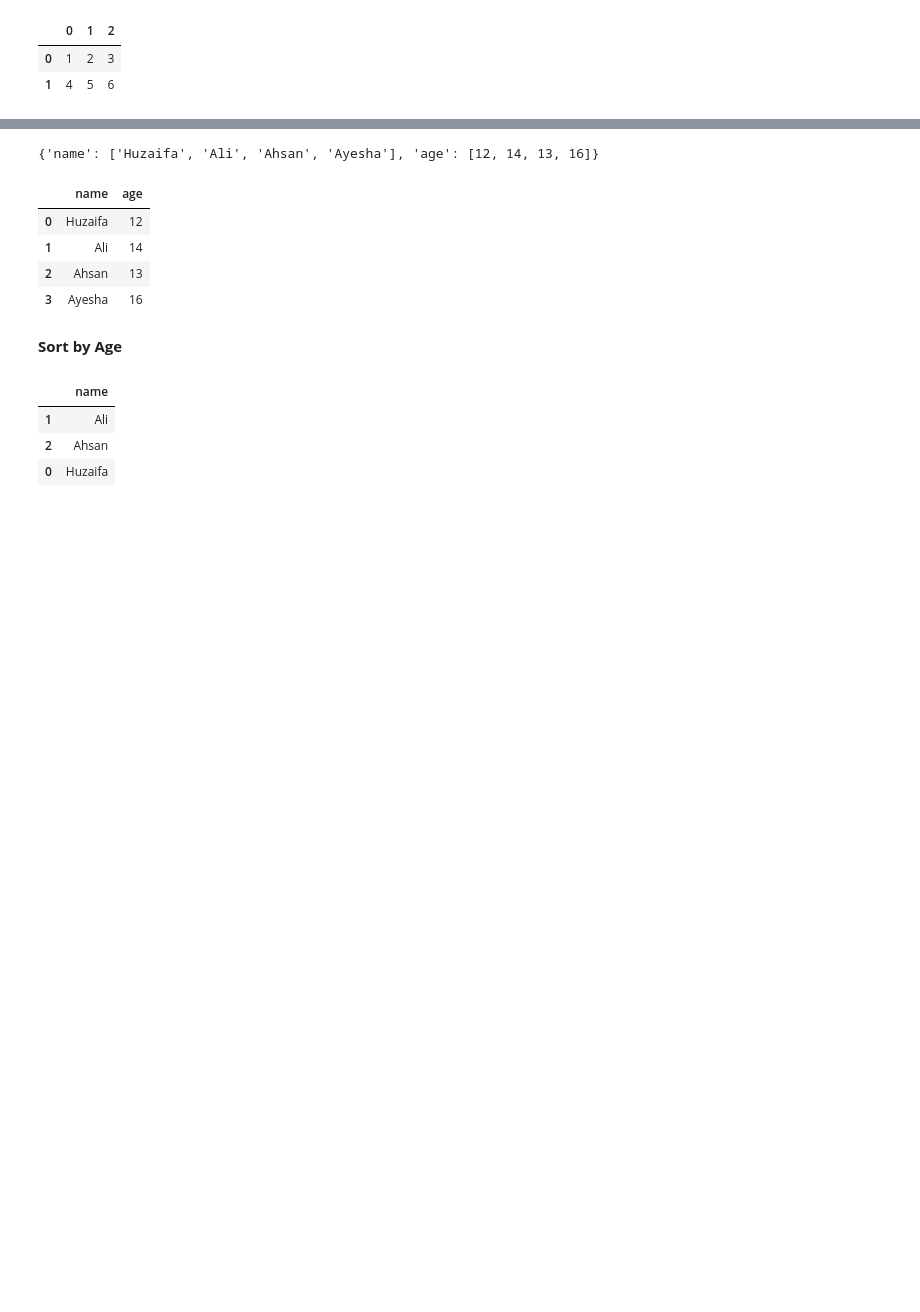
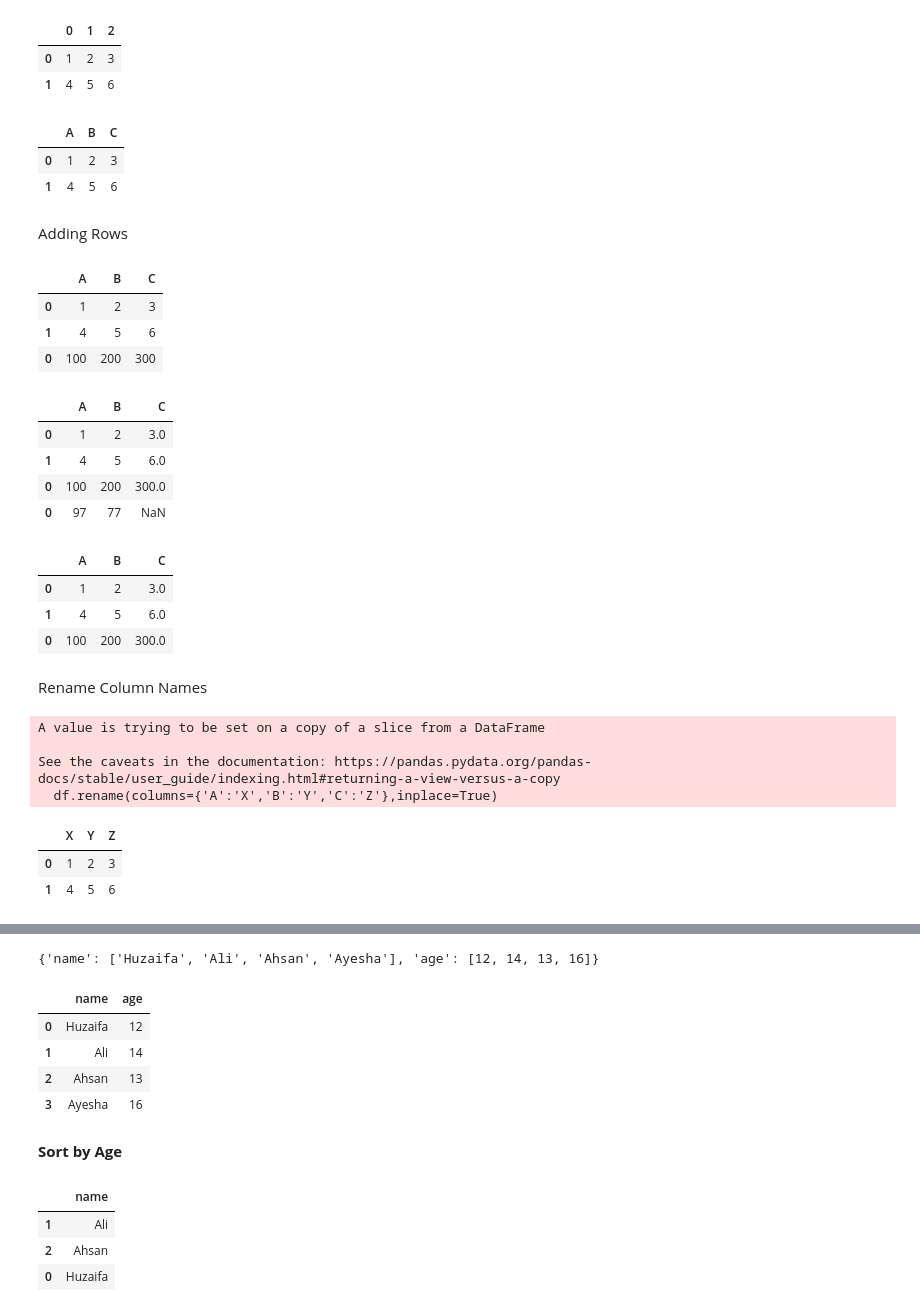
Before and after one commit to AyeshaMalikAyesha/DataEngineering, a Jupyter notebook: Pandas.ipynb, the cells around one changed output, grey strips where cells are left out. Cells and saved outputs as stored; diff of their text form; code cells hidden in the pictures; blank space fills up the shorter version.

```diff
--- a/Pandas.ipynb
+++ b/Pandas.ipynb
@@ -16,7 +26,37 @@ import pandas as pd
 # %%
 arr=np.array([[1,2,3],[4,5,6]])
-pd.DataFrame(arr)
+df=pd.DataFrame(arr)
+df
 # %% [output]
 |  | 0 | 1 | 2 |
 | 0 | 1 | 2 | 3 |
 | 1 | 4 | 5 | 6 |
+# %%
+df.columns=['A','B','C']
+df
+# %% [output]
+|  | A | B | C |
+| 0 | 1 | 2 | 3 |
+| 1 | 4 | 5 | 6 |
+# %% [markdown]
+Adding Rows
+# %%
+new_row = [[100, 200,300]]
+df = pd.concat([df,pd.DataFrame(new_row,columns=df.columns)])
+df
+# %% [output]
+|  | A | B | C |
+| 0 | 1 | 2 | 3 |
+| 1 | 4 | 5 | 6 |
+| 0 | 100 | 200 | 300 |
+# %%
+new_row=[[97,77]]
+df=pd.concat([df,pd.DataFrame(new_row,columns=['A','B'])])
+# %%
+df
+# %% [output]
+|  | A | B | C |
+| 0 | 1 | 2 | 3.0 |
+| 1 | 4 | 5 | 6.0 |
+| 0 | 100 | 200 | 300.0 |
+| 0 | 97 | 77 | NaN |
@@ -22,0 +65,9 @@ pd.DataFrame(arr)
+# %%
+df
+# %% [output]
+|  | A | B | C |
+| 0 | 1 | 2 | 3.0 |
+| 1 | 4 | 5 | 6.0 |
+| 0 | 100 | 200 | 300.0 |
+# %% [markdown]
+Rename Column Names
@@ -22,0 +76,13 @@ pd.DataFrame(arr)
+# %%
+df.rename(columns={'A':'X','B':'Y','C':'Z'},inplace=True)
+# %% [output]
+A value is trying to be set on a copy of a slice from a DataFrame
+
+See the caveats in the documentation: https://pandas.pydata.org/pandas-docs/stable/user_guide/indexing.html#returning-a-view-versus-a-copy
+  df.rename(columns={'A':'X','B':'Y','C':'Z'},inplace=True)
+# %%
+df
+# %% [output]
+|  | X | Y | Z |
+| 0 | 1 | 2 | 3 |
+| 1 | 4 | 5 | 6 |
```
Also changed, not shown: parts of 9 cells of this notebook.
